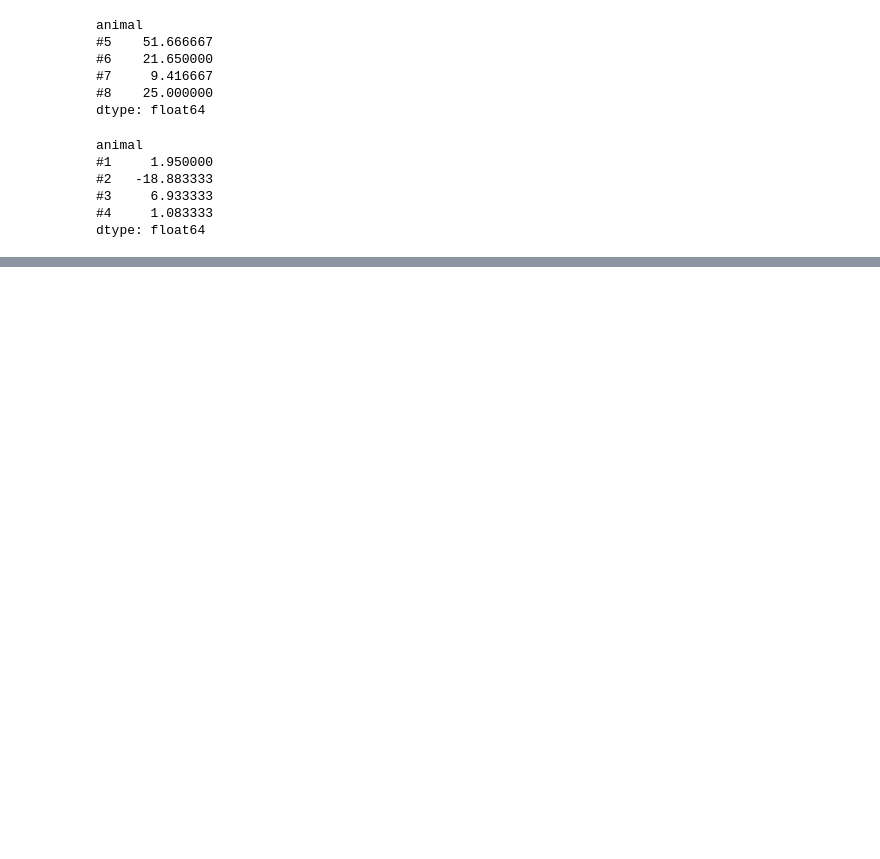
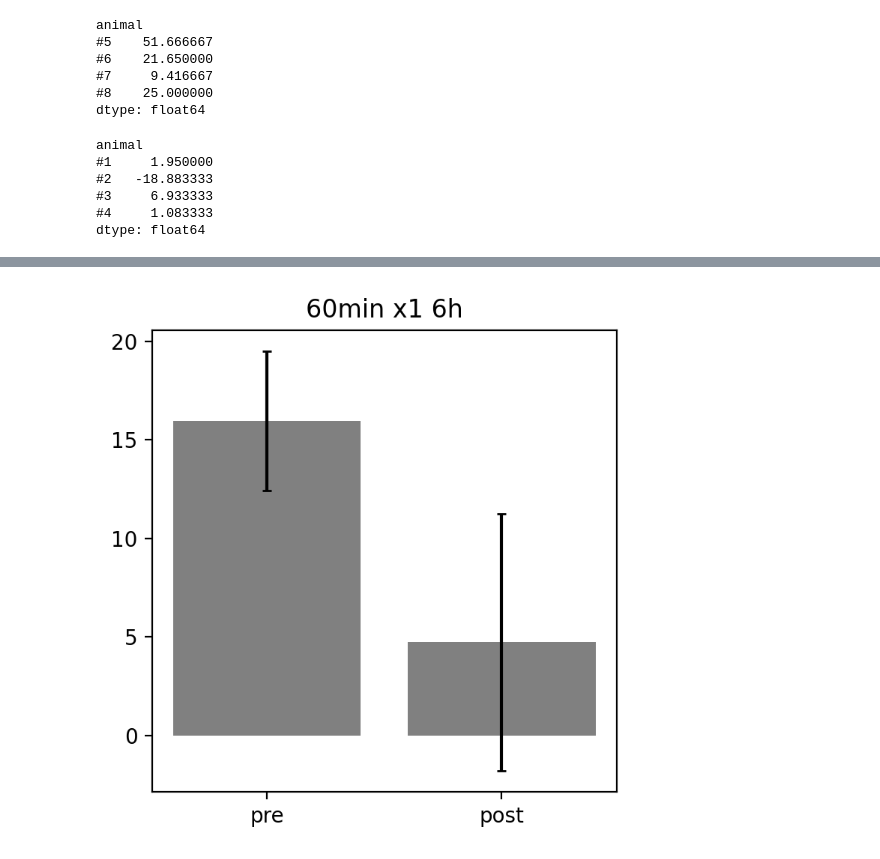
Before and after one commit to m11o/lablib-notebook, a Jupyter notebook: notebooks/fluorine/difference_for_ret_and_srt.ipynb, the cells around one changed output, grey strips where cells are left out. Saved outputs shown, nothing was run; the diff lists cells and outputs as text; code cells hidden in the pictures; blank space fills up the shorter version.

```diff
--- a/notebooks/fluorine/difference_for_ret_and_srt.ipynb
+++ b/notebooks/fluorine/difference_for_ret_and_srt.ipynb
@@ -63,0 +63,23 @@ plt.show()
+# %%
+pre_6h_ret = df.loc['#5':'#8', '6h_RET']
+post_6h_ret  = df.loc['#1':'#4', '6h_RET']
+
+pre_6h_srt = df.loc['#5':'#8', '6h_SRT']
+post_6h_srt = df.loc['#1':'#4', '6h_SRT']
+
+pre_diff = pre_6h_ret - pre_6h_srt
+post_diff = post_6h_ret - post_6h_srt
+# %%
+fig, ax = plt.subplots(figsize=(4, 4), dpi=200)
+labels = ['pre', 'post']
+for index, items in enumerate([pre_diff, post_diff]):
+    mean, sem = items.mean(), items.sem()
+
+    ax.bar(x=index, height=mean, yerr=sem, capsize=2, label=labels[index], align='center', color='gray')
+
+ax.set_xticks(list(range(2)))
+ax.set_title('60min x1 6h')
+ax.set_xticklabels(labels=labels)
+plt.show()
+# %% [output]
+[figure, added]
```
Also changed, not shown: parts of 2 cells of this notebook.
